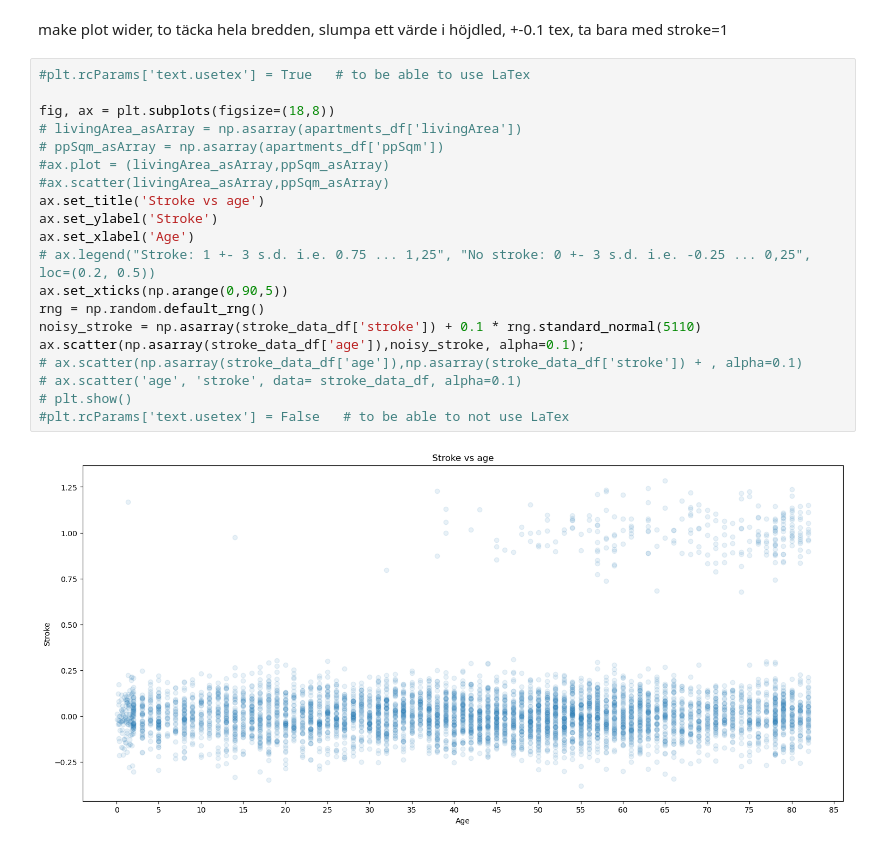
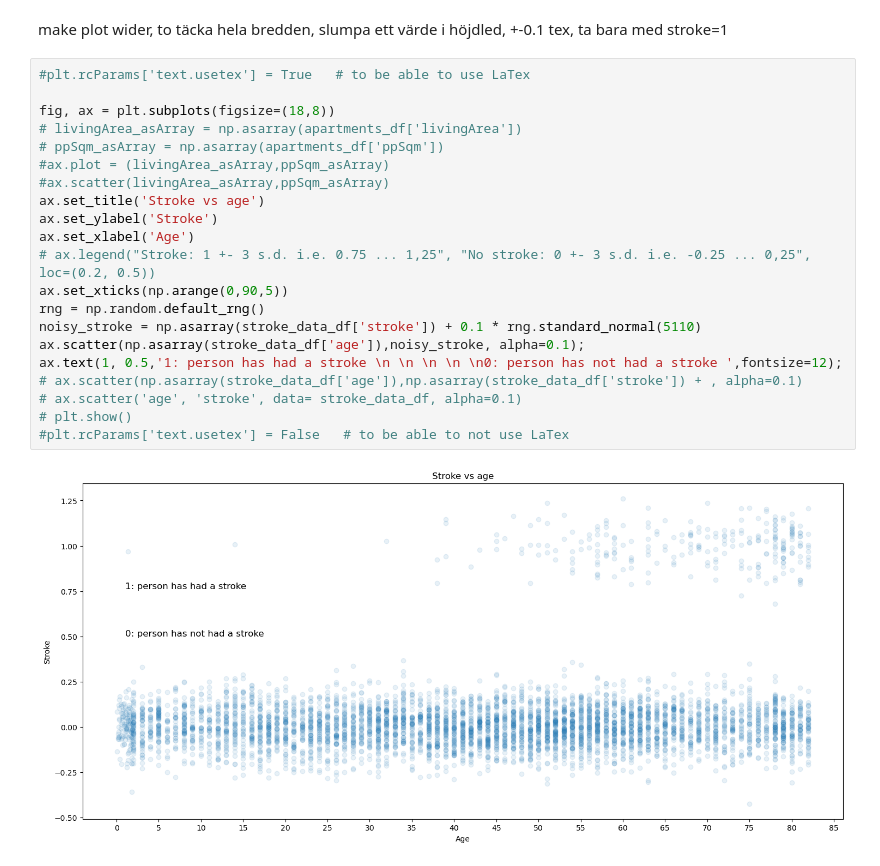
Before and after one commit to totatorbj/su-mt4007, a Jupyter notebook: HW2/HW2_investigation.ipynb, the cells around one changed output. Drawn from its saved outputs; the diff is of its cells as text.

```diff
--- a/HW2/HW2_investigation.ipynb
+++ b/HW2/HW2_investigation.ipynb
@@ -610,22 +610,23 @@ make plot wider, to täcka hela bredden, slumpa ett värde i höjdled, +-0.1 tex
 # %%
 #plt.rcParams['text.usetex'] = True   # to be able to use LaTex
 
 fig, ax = plt.subplots(figsize=(18,8))
 # livingArea_asArray = np.asarray(apartments_df['livingArea'])
 # ppSqm_asArray = np.asarray(apartments_df['ppSqm'])
 #ax.plot = (livingArea_asArray,ppSqm_asArray)
 #ax.scatter(livingArea_asArray,ppSqm_asArray)
 ax.set_title('Stroke vs age')
 ax.set_ylabel('Stroke')
 ax.set_xlabel('Age')
 # ax.legend("Stroke: 1 +- 3 s.d. i.e. 0.75 ... 1,25", "No stroke: 0 +- 3 s.d. i.e. -0.25 ... 0,25", loc=(0.2, 0.5))
 ax.set_xticks(np.arange(0,90,5))
 rng = np.random.default_rng()
 noisy_stroke = np.asarray(stroke_data_df['stroke']) + 0.1 * rng.standard_normal(5110)
 ax.scatter(np.asarray(stroke_data_df['age']),noisy_stroke, alpha=0.1);
+ax.text(1, 0.5,'1: person has had a stroke \n \n \n \n \n0: person has not had a stroke ',fontsize=12);
 # ax.scatter(np.asarray(stroke_data_df['age']),np.asarray(stroke_data_df['stroke']) + , alpha=0.1)
 # ax.scatter('age', 'stroke', data= stroke_data_df, alpha=0.1)
 # plt.show()
 #plt.rcParams['text.usetex'] = False   # to be able to not use LaTex
 # %% [output]
-[figure, old version]
+[figure, new version]
```
Also changed, not shown: parts of 1 cell of this notebook.
